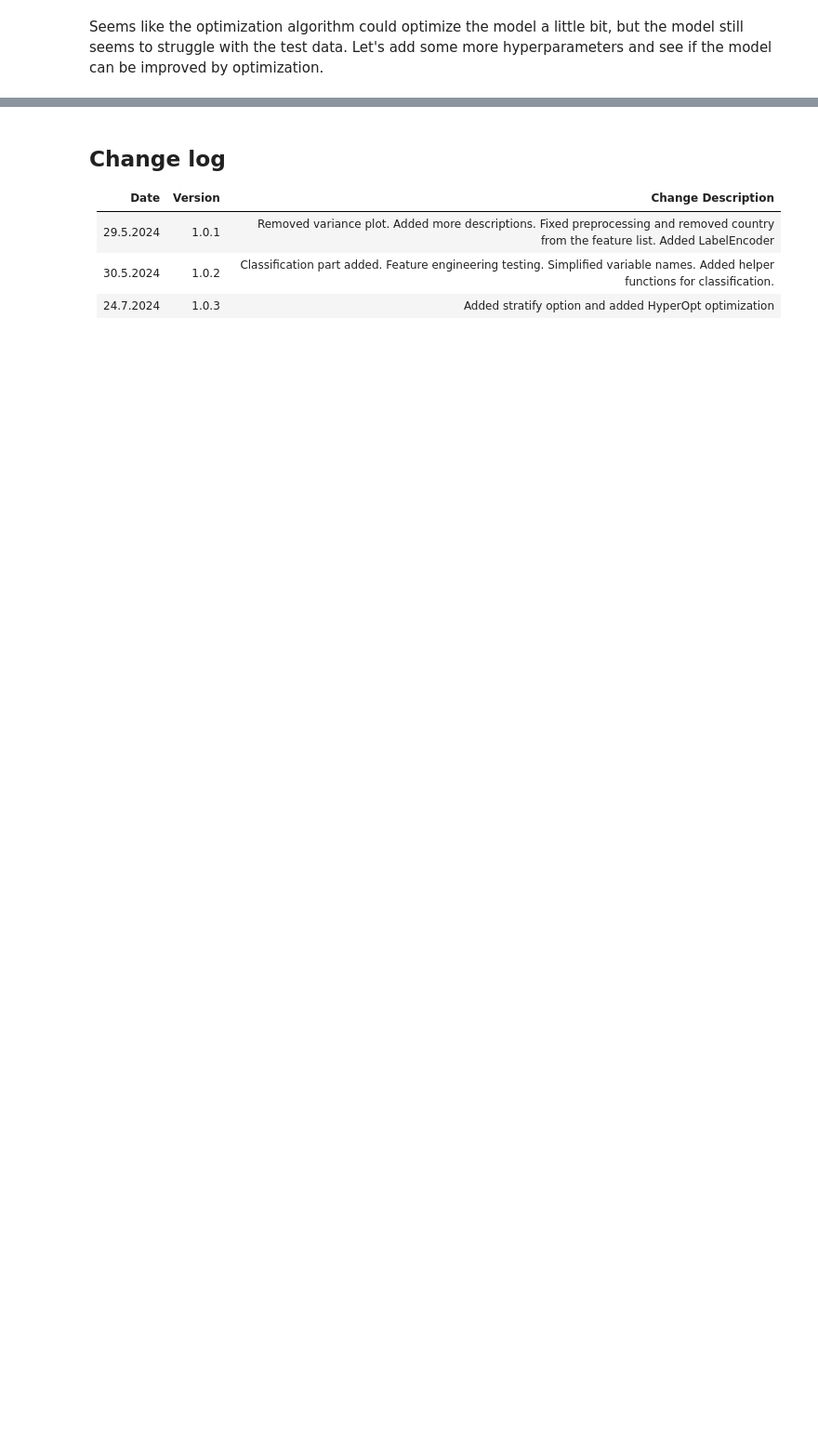
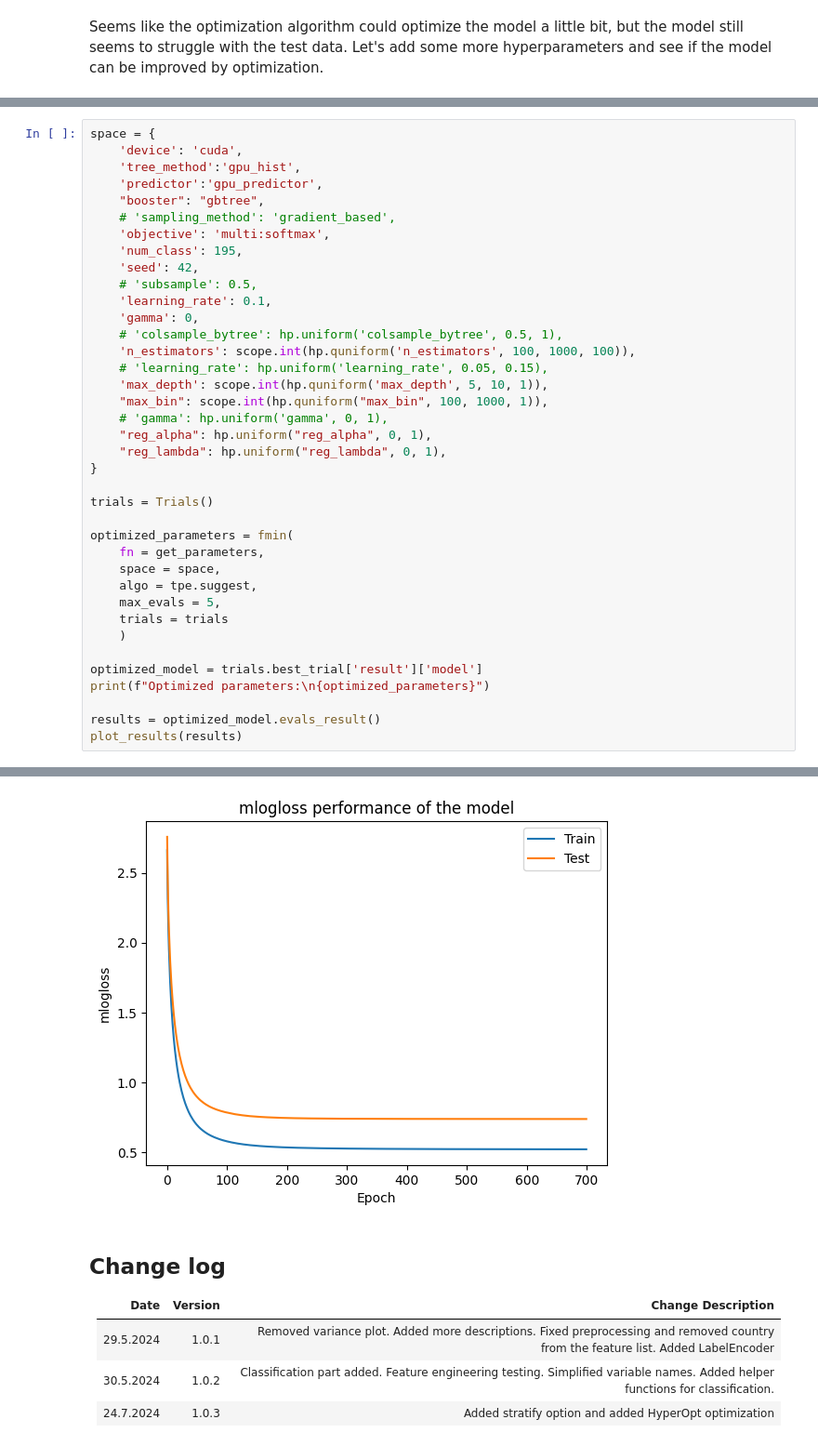
Before and after one commit to SamiAnttalainen/Covid-19_Analysis-Project, a Jupyter notebook: Covid-19_Modeling.ipynb, the cells around one changed output, grey strips where cells are left out. Shown at 93% size. Cells and saved outputs as stored; diff of their text form; blank space fills up the shorter version.

```diff
--- a/Covid-19_Modeling.ipynb
+++ b/Covid-19_Modeling.ipynb
@@ -455,0 +484,39 @@ space = {
+# %%
+space = {
+    'device': 'cuda',
+    'tree_method':'gpu_hist',
+    'predictor':'gpu_predictor',
+    "booster": "gbtree",
+    # 'sampling_method': 'gradient_based',
+    'objective': 'multi:softmax',
+    'num_class': 195,
+    'seed': 42,
+    # 'subsample': 0.5,
+    'learning_rate': 0.1,
+    'gamma': 0,
+    # 'colsample_bytree': hp.uniform('colsample_bytree', 0.5, 1),
+    'n_estimators': scope.int(hp.quniform('n_estimators', 100, 1000, 100)),
+    # 'learning_rate': hp.uniform('learning_rate', 0.05, 0.15),
+    'max_depth': scope.int(hp.quniform('max_depth', 5, 10, 1)),
+    "max_bin": scope.int(hp.quniform("max_bin", 100, 1000, 1)),
+    # 'gamma': hp.uniform('gamma', 0, 1),
+    "reg_alpha": hp.uniform("reg_alpha", 0, 1),
+    "reg_lambda": hp.uniform("reg_lambda", 0, 1),
+}
+
+trials = Trials()
+
+optimized_parameters = fmin(
+    fn = get_parameters,
+    space = space,
+    algo = tpe.suggest,
+    max_evals = 5,
+    trials = trials
+    )
+
+optimized_model = trials.best_trial['result']['model']
+print(f"Optimized parameters:\n{optimized_parameters}")
+
+results = optimized_model.evals_result()
+plot_results(results)
+# %% [output]
@@ -456,3 +530,4 @@ space = {
+[figure, added]
 # %% [markdown]
 ## Change log
 
```
Also changed, not shown: parts of 4 cells of this notebook.
